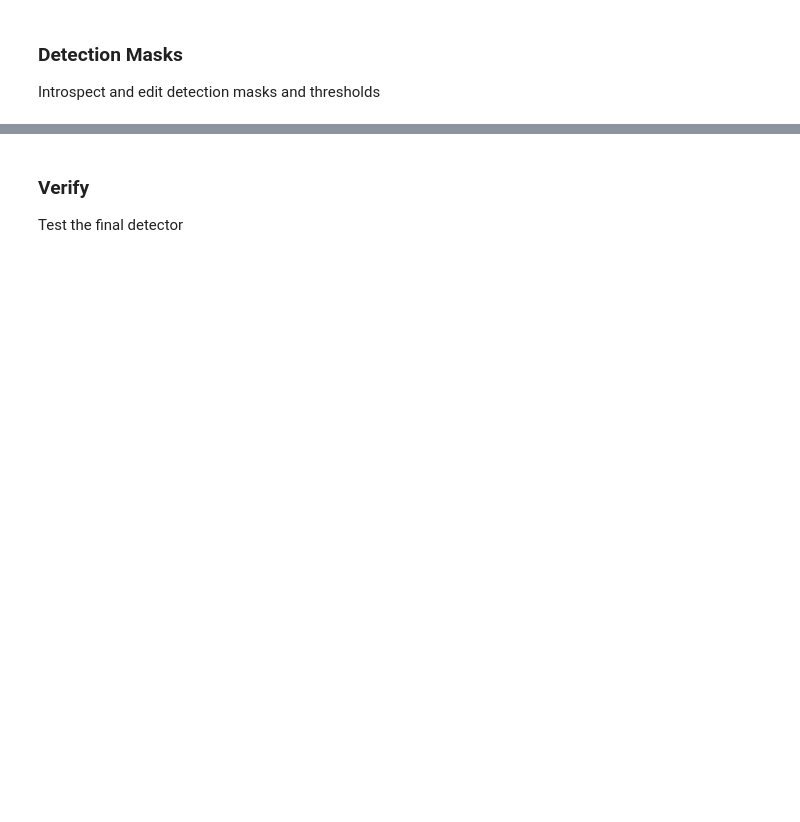
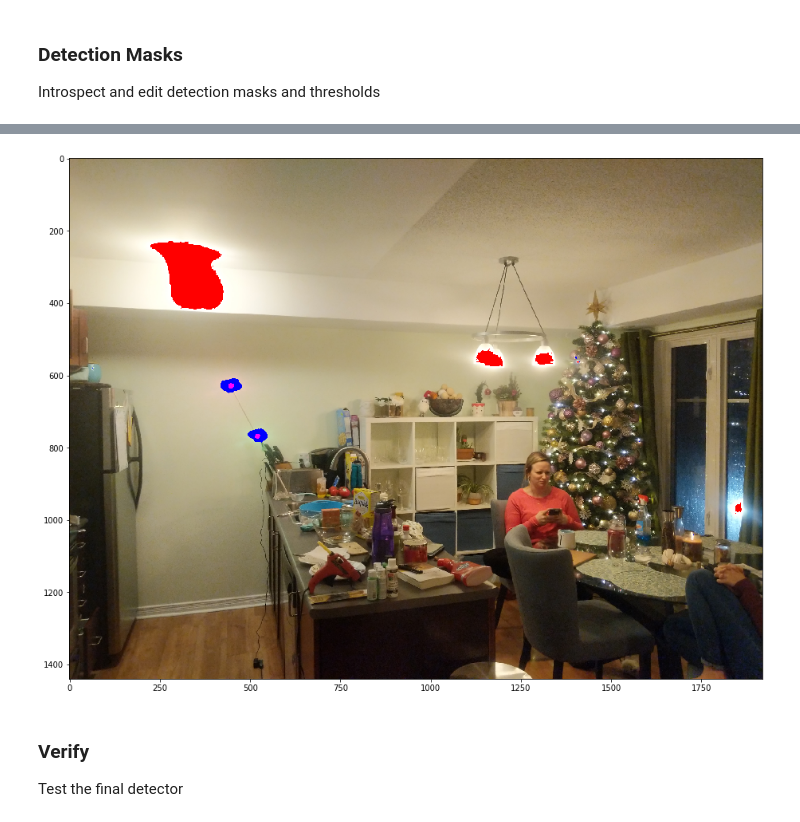
Before and after one commit to Meskupie/reify_research, a Jupyter notebook: camera_processing/wand_detection_testing.ipynb, the cells around one changed output, grey strips where cells are left out. Saved outputs shown, nothing was run; the diff lists cells and outputs as text; code cells hidden in the pictures; blank space fills up the shorter version.

Commit message:
cleaned up wand detector visualization

```diff
--- a/camera_processing/wand_detection_testing.ipynb
+++ b/camera_processing/wand_detection_testing.ipynb
@@ -51,3 +56,10 @@ drawImage(bottom_mask)
+# %%
+img = captureImage('wand_test.jpg')
+wand = BallWand()
+wand.visualizeMask(img)
+drawImage(img)
+# %% [output]
+[figure, added]
 # %% [markdown]
 ### Verify
 
```
Also changed, not shown: parts of 4 cells of this notebook, 1 other file.
